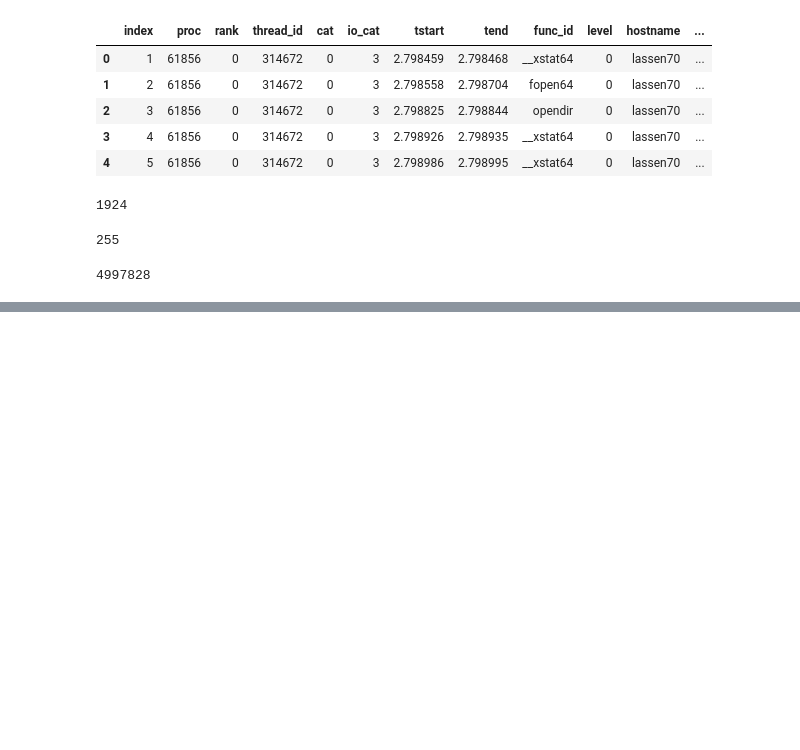
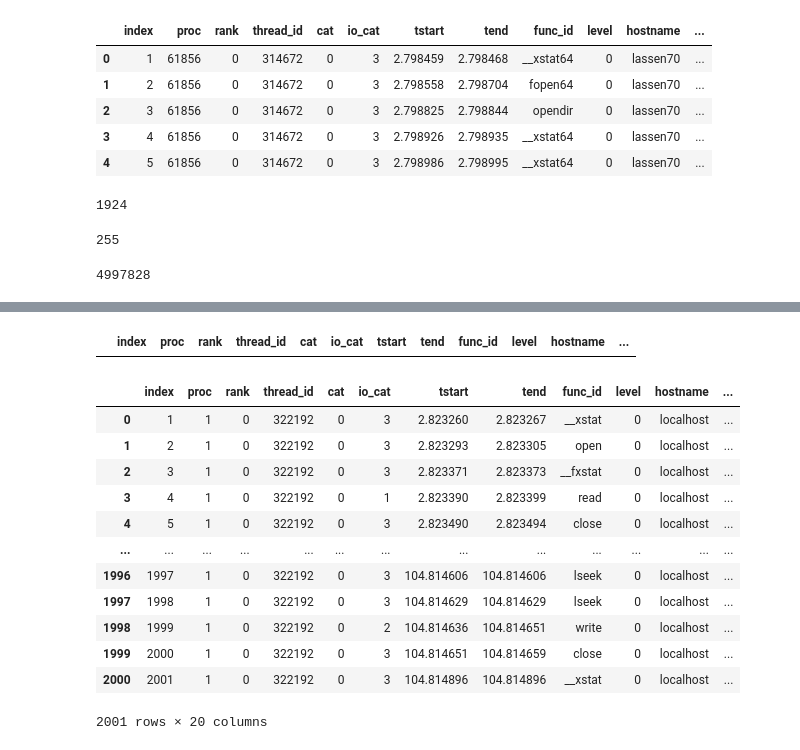
Before and after one commit to izzet/wisio, a Jupyter notebook: notebooks/playground.ipynb, the cells around one changed output, grey strips where cells are left out. Saved outputs shown, nothing was run; the diff lists cells and outputs as text; code cells hidden in the pictures; blank space fills up the shorter version.

```diff
--- a/notebooks/playground.ipynb
+++ b/notebooks/playground.ipynb
@@ -541,0 +606,4 @@ ddf_m['index'].count().compute()
+# %%
+ddf_m[ddf_m['filename'].str.contains('ngc3372.fits')].head(10)
+# %% [output]
+|  | index | proc | rank | thread_id | cat | io_cat | tstart | tend | func_id | level | hostname | ... |
@@ -541,0 +767,18 @@ ddf_m['index'].count().compute()
+# %%
+ddf2_20 = ddf2.loc[:2000].compute()
+
+ddf2_20
+# %% [output]
+|  | index | proc | rank | thread_id | cat | io_cat | tstart | tend | func_id | level | hostname | ... |
+| 0 | 1 | 1 | 0 | 322192 | 0 | 3 | 2.823260 | 2.823267 | __xstat | 0 | localhost | ... |
+| 1 | 2 | 1 | 0 | 322192 | 0 | 3 | 2.823293 | 2.823305 | open | 0 | localhost | ... |
+| 2 | 3 | 1 | 0 | 322192 | 0 | 3 | 2.823371 | 2.823373 | __fxstat | 0 | localhost | ... |
+| 3 | 4 | 1 | 0 | 322192 | 0 | 1 | 2.823390 | 2.823399 | read | 0 | localhost | ... |
+| 4 | 5 | 1 | 0 | 322192 | 0 | 3 | 2.823490 | 2.823494 | close | 0 | localhost | ... |
+| ... | ... | ... | ... | ... | ... | ... | ... | ... | ... | ... | ... | ... |
+| 1996 | 1997 | 1 | 0 | 322192 | 0 | 3 | 104.814606 | 104.814606 | lseek | 0 | localhost | ... |
+| 1997 | 1998 | 1 | 0 | 322192 | 0 | 3 | 104.814629 | 104.814629 | lseek | 0 | localhost | ... |
+| 1998 | 1999 | 1 | 0 | 322192 | 0 | 2 | 104.814636 | 104.814651 | write | 0 | localhost | ... |
+| 1999 | 2000 | 1 | 0 | 322192 | 0 | 3 | 104.814651 | 104.814659 | close | 0 | localhost | ... |
+| 2000 | 2001 | 1 | 0 | 322192 | 0 | 3 | 104.814896 | 104.814896 | __xstat | 0 | localhost | ... |
+2001 rows × 20 columns
```
Also changed, not shown: parts of 50 cells of this notebook, 10 other files.
